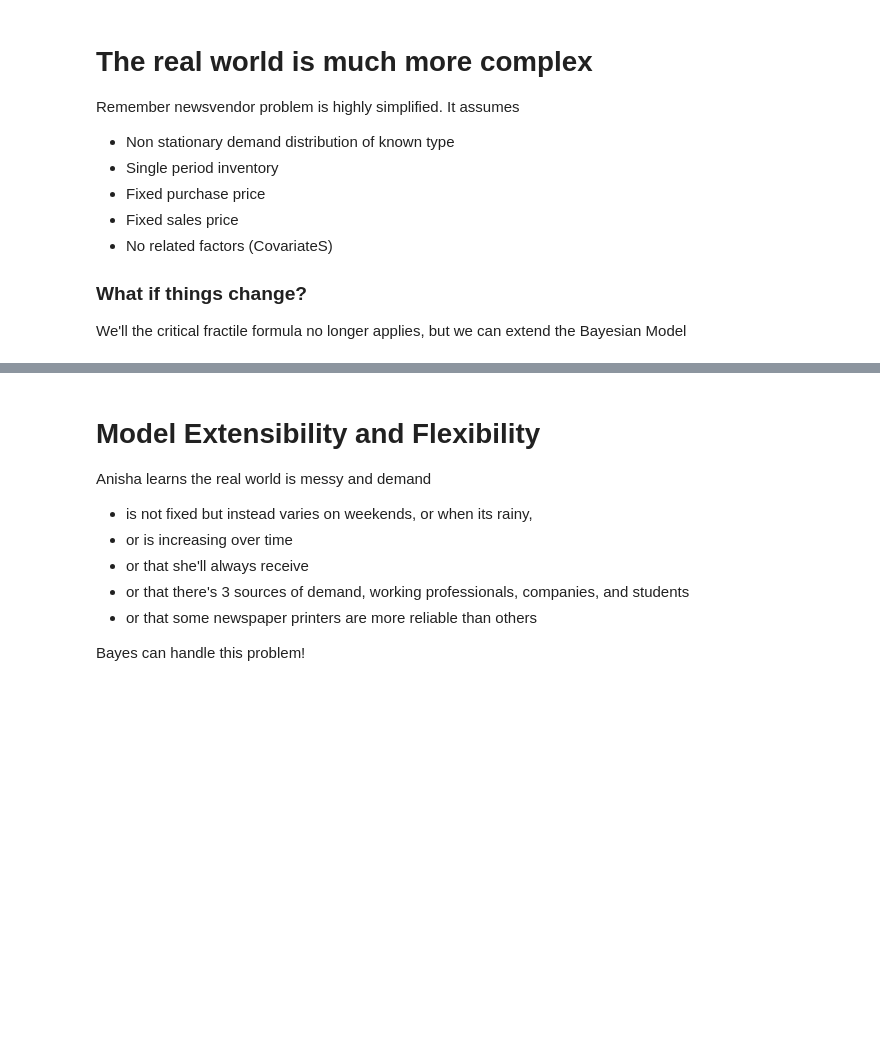
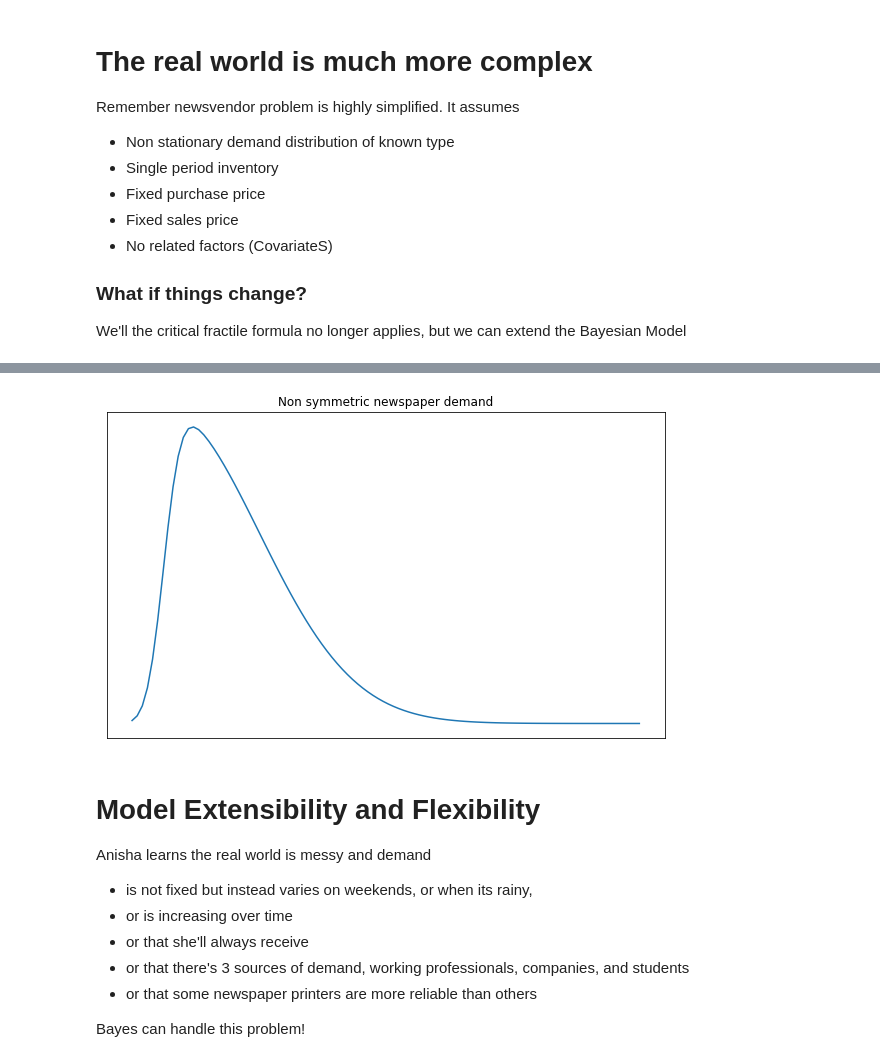
Before and after one commit to canyon289/PyDataGlobal_2020, a Jupyter notebook: PyDataGlobal_Ravin.ipynb, the cells around one changed output, grey strips where cells are left out. Saved outputs shown, nothing was run; the diff lists cells and outputs as text; code cells hidden in the pictures; blank space fills up the shorter version.

```diff
--- a/PyDataGlobal_Ravin.ipynb
+++ b/PyDataGlobal_Ravin.ipynb
@@ -11,6 +11,26 @@ import matplotlib.pyplot as plt
 from scipy import stats, optimize
 import numpy as np
 np.set_printoptions(precision=2, floatmode="fixed")
+# %%
+def hide_code_in_slideshow():
+    from IPython import display
+    import binascii
+    import os
+    uid = binascii.hexlify(os.urandom(8)).decode()
+    html = """<div id="%s"></div>
+    <script type="text/javascript">
+        $(function(){
+            var p = $("#%s");
+            if (p.length==0) return;
+            while (!p.hasClass("cell")) {
+                p=p.parent();
+                if (p.prop("tagName") =="body") return;
+            }
+            var cell = p;
+            cell.find(".input").addClass("hide-in-slideshow")
+        });
+    </script>""" % (uid, uid)
+    display.display_html(html, raw=True)
 # %% [markdown]
 Useful links
 https://www.markroepke.me/posts/2019/06/05/tips-for-slideshows-in-jupyter.html
@@ -561,0 +582,12 @@ Not everything is a symmetric normal
+# %%
+hide_code_in_slideshow()
+fig, ax = plt.subplots(figsize=(10, 6))
+
+x = np.linspace(-20, 300, 100)
+y = stats.skewnorm(loc=0, scale=60, a=7).pdf(x)
+ax.plot(x,y)
+ax.set_yticks([]);
+ax.set_xticks([]);
+ax.set_title("Non symmetric newspaper demand")
+plt.savefig("img/SkewNormal.png")
+# %% [output]
@@ -562,3 +595,4 @@ Not everything is a symmetric normal
+[figure, added]
 # %% [markdown]
 # Model Extensibility and Flexibility
 
```
Also changed, not shown: parts of 4 cells of this notebook, 1 other file.
